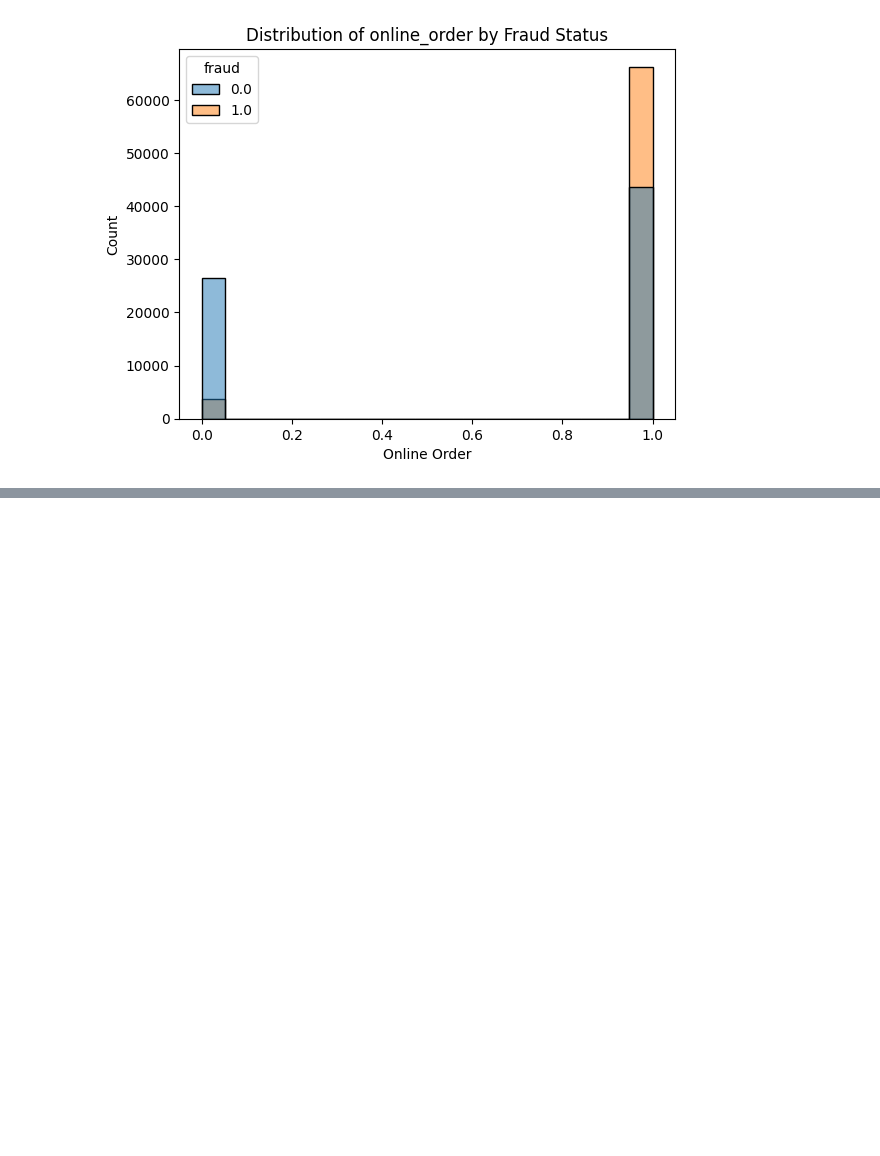
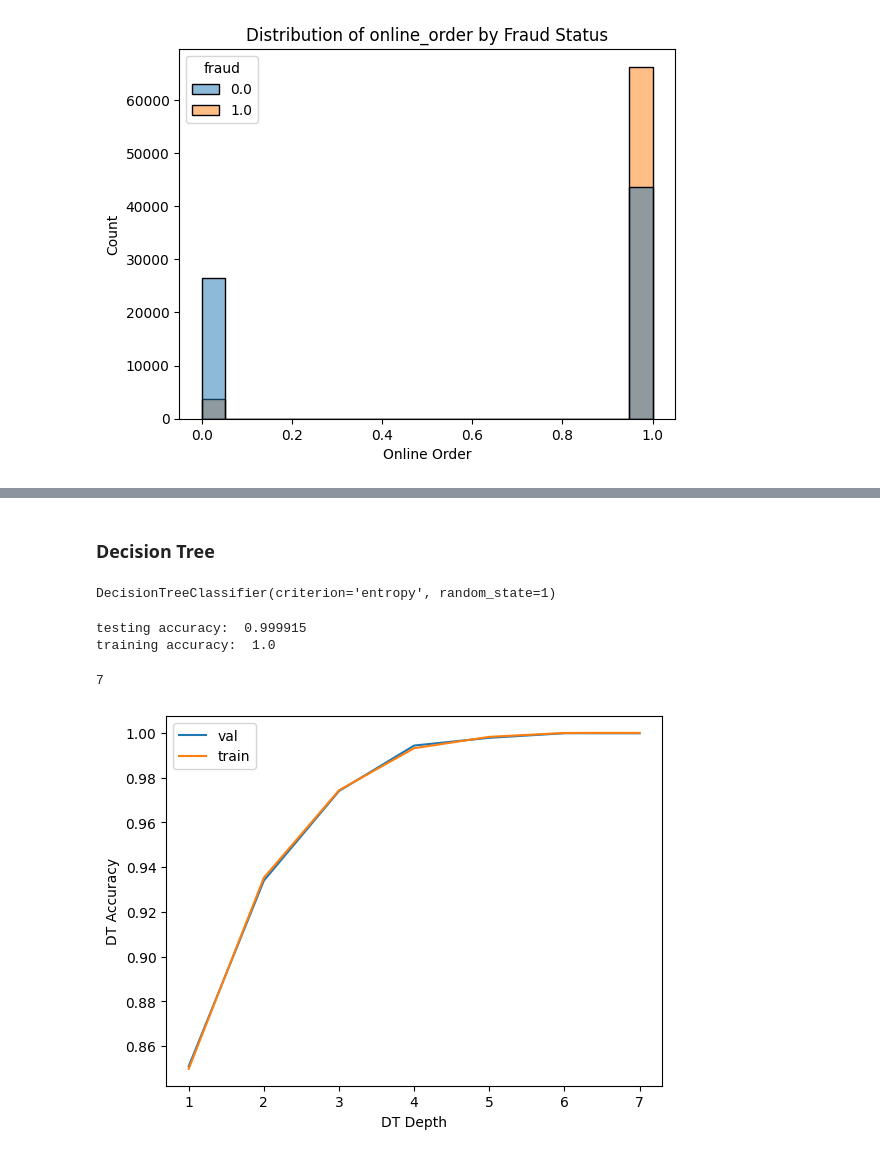
Before and after one commit to ZuhailiAminUOB/ai-capstone, a Jupyter notebook: UOB_Capstone_Credit_Card_Fraud.ipynb, the cells around one changed output, grey strips where cells are left out. Saved outputs shown, nothing was run; the diff lists cells and outputs as text; code cells hidden in the pictures; blank space fills up the shorter version.

```diff
--- a/UOB_Capstone_Credit_Card_Fraud.ipynb
+++ b/UOB_Capstone_Credit_Card_Fraud.ipynb
@@ -434,0 +314,3 @@ y_pred = svm.predict(x_test)
+# %%
+new_x_train = scaled_df.drop(columns='fraud')
+new_y_train = scaled_df['fraud']
@@ -434,0 +327,41 @@ y_pred = svm.predict(x_test)
+# %% [markdown]
+### Decision Tree
+# %%
+dt = DecisionTreeClassifier(random_state=1, criterion = 'entropy')
+dt.fit(new_x_train, new_y_train)
+# %% [output]
+DecisionTreeClassifier(criterion='entropy', random_state=1)
+# %%
+print("testing accuracy: ", dt.score(x_test_scale, y_test))
+print("training accuracy: ", dt.score(new_x_train, new_y_train))
+# %% [output]
+testing accuracy:  0.999915
+training accuracy:  1.0
+# %%
+#Get an approximate depth for optimization
+dt.get_depth()
+# %% [output]
+7
+# %%
+#Tree depth optimization
+#Create a validation set based on the training dataset
+x_train1, x_val, y_train1, y_val = train_test_split(new_x_train, new_y_train, test_size = 0.2, random_state=1)
+# %%
+testing_score = [] #store the test data scores
+training_score = [] #store the train data scores
+
+#Optimizing the depth using the validation dataset.
+for depth in range(1,8):
+  dt = DecisionTreeClassifier(max_depth = depth, random_state=1)
+  dt.fit(x_train1, y_train1)
+  testing_score.append(dt.score(x_val, y_val)) #testing accuracy
+  training_score.append(dt.score(x_train1, y_train1)) #training accuracy
+# %%
+plt.plot(list(range(1,8)), testing_score)
+plt.plot(list(range(1,8)), training_score)
+plt.xlabel('DT Depth')
+plt.ylabel('DT Accuracy')
+plt.legend(['val', 'train'], loc='upper left')
+plt.show()
+# %% [output]
+[figure, added]
```
Also changed, not shown: parts of 53 cells of this notebook, 10 other files.
